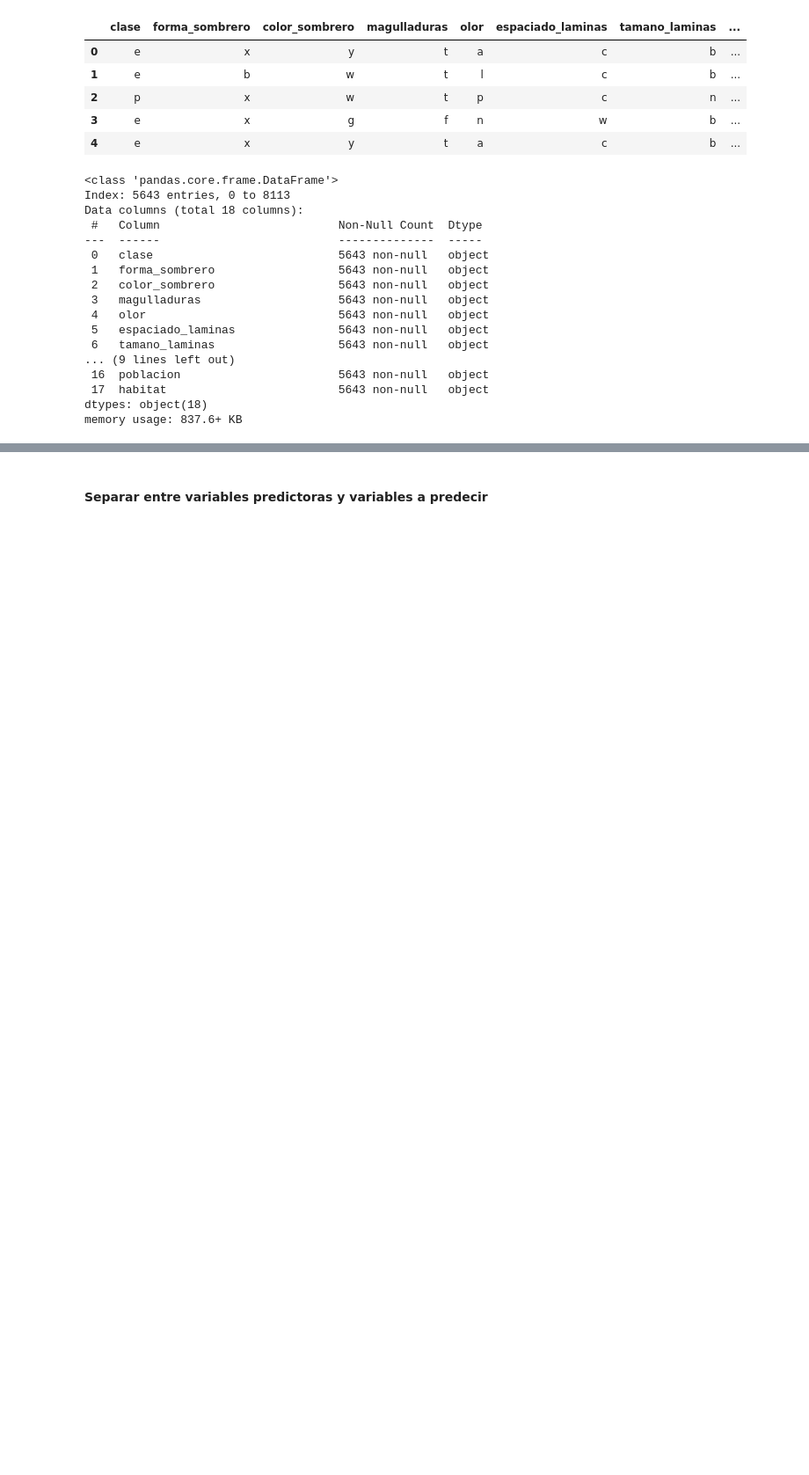
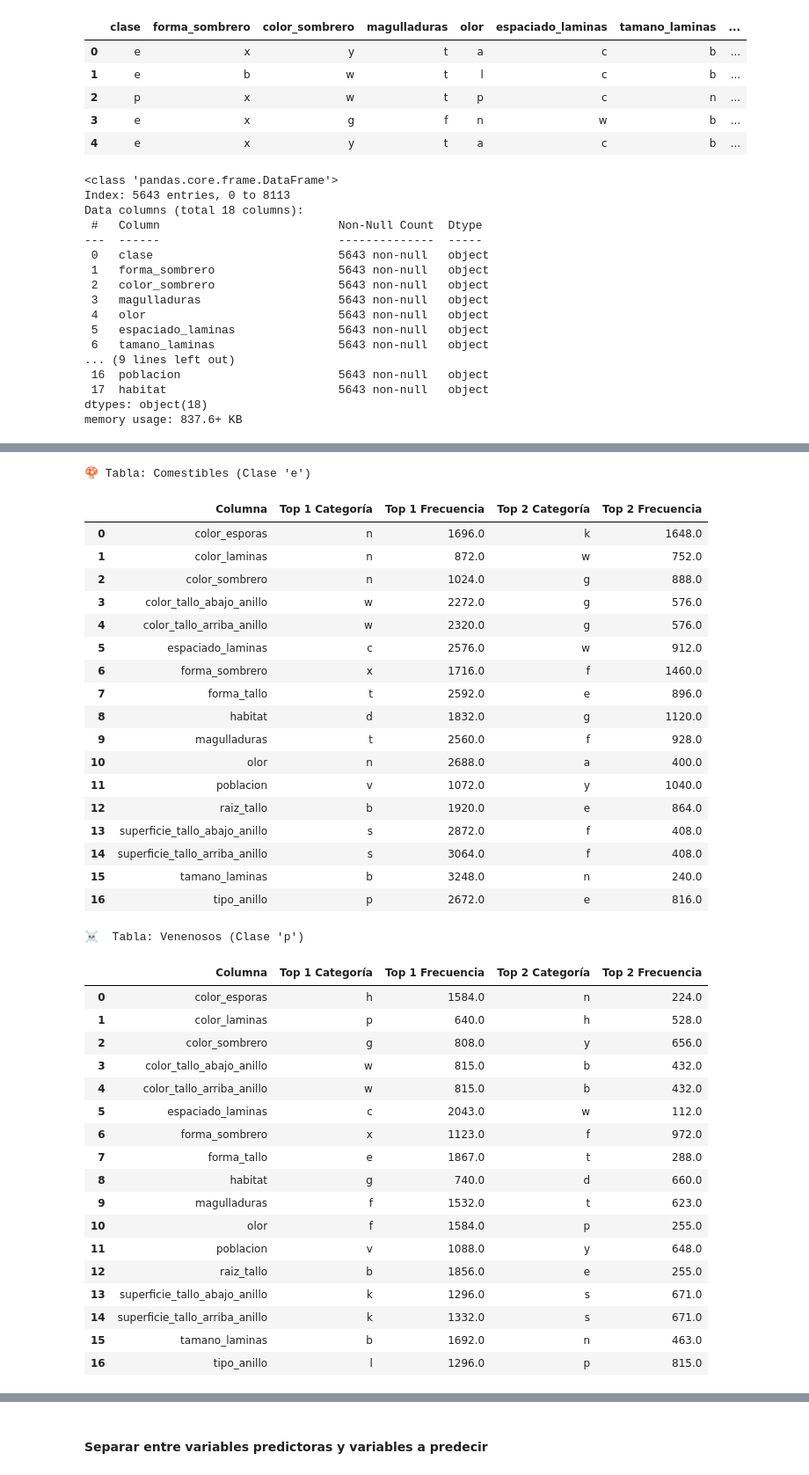
Before and after one commit to alharuty/Proyecto-VIII-ALLA, a Jupyter notebook: EDA.ipynb, the cells around one changed output, grey strips where cells are left out. Shown at 88% size. Cells and saved outputs as stored; diff of their text form; code cells hidden in the pictures; blank space fills up the shorter version.

```diff
--- a/EDA.ipynb
+++ b/EDA.ipynb
@@ -392,0 +443,80 @@ memory usage: 837.6+ KB
+# %%
+import pandas as pd
+
+# Lista de columnas predictoras
+predictoras = df.columns.drop('clase')
+
+# Diccionarios para almacenar resultados por clase
+resultados_e = []
+resultados_p = []
+
+for col in predictoras:
+    conteos = df.groupby('clase')[col].value_counts()
+
+    # Top 2 para clase 'e'
+    top2_e = conteos['e'].nlargest(2)
+    for rank, (categoria, cantidad) in enumerate(top2_e.items(), start=1):
+        resultados_e.append({
+            'Columna': col,
+            f'Top {rank} Categoría': categoria,
+            f'Top {rank} Frecuencia': cantidad
+        })
+
+    # Top 2 para clase 'p'
+    top2_p = conteos['p'].nlargest(2)
+    for rank, (categoria, cantidad) in enumerate(top2_p.items(), start=1):
+        resultados_p.append({
+            'Columna': col,
+            f'Top {rank} Categoría': categoria,
+            f'Top {rank} Frecuencia': cantidad
+        })
+
+# Convertimos a DataFrames
+tabla_e = pd.DataFrame(resultados_e).groupby('Columna').first().reset_index()
+tabla_p = pd.DataFrame(resultados_p).groupby('Columna').first().reset_index()
+
+# Mostramos las dos tablas
+print("🍄 Tabla: Comestibles (Clase 'e')")
+display(tabla_e)
+
+print("\n☠️  Tabla: Venenosos (Clase 'p')")
+display(tabla_p)
+# %% [output]
+🍄 Tabla: Comestibles (Clase 'e')
+|  | Columna | Top 1 Categoría | Top 1 Frecuencia | Top 2 Categoría | Top 2 Frecuencia |
+| 0 | color_esporas | n | 1696.0 | k | 1648.0 |
+| 1 | color_laminas | n | 872.0 | w | 752.0 |
+| 2 | color_sombrero | n | 1024.0 | g | 888.0 |
+| 3 | color_tallo_abajo_anillo | w | 2272.0 | g | 576.0 |
+| 4 | color_tallo_arriba_anillo | w | 2320.0 | g | 576.0 |
+| 5 | espaciado_laminas | c | 2576.0 | w | 912.0 |
+| 6 | forma_sombrero | x | 1716.0 | f | 1460.0 |
+| 7 | forma_tallo | t | 2592.0 | e | 896.0 |
+| 8 | habitat | d | 1832.0 | g | 1120.0 |
+| 9 | magulladuras | t | 2560.0 | f | 928.0 |
+| 10 | olor | n | 2688.0 | a | 400.0 |
+| 11 | poblacion | v | 1072.0 | y | 1040.0 |
+| 12 | raiz_tallo | b | 1920.0 | e | 864.0 |
+| 13 | superficie_tallo_abajo_anillo | s | 2872.0 | f | 408.0 |
+| 14 | superficie_tallo_arriba_anillo | s | 3064.0 | f | 408.0 |
+| 15 | tamano_laminas | b | 3248.0 | n | 240.0 |
+| 16 | tipo_anillo | p | 2672.0 | e | 816.0 |
+☠️  Tabla: Venenosos (Clase 'p')
+|  | Columna | Top 1 Categoría | Top 1 Frecuencia | Top 2 Categoría | Top 2 Frecuencia |
+| 0 | color_esporas | h | 1584.0 | n | 224.0 |
+| 1 | color_laminas | p | 640.0 | h | 528.0 |
+| 2 | color_sombrero | g | 808.0 | y | 656.0 |
+| 3 | color_tallo_abajo_anillo | w | 815.0 | b | 432.0 |
+| 4 | color_tallo_arriba_anillo | w | 815.0 | b | 432.0 |
+| 5 | espaciado_laminas | c | 2043.0 | w | 112.0 |
+| 6 | forma_sombrero | x | 1123.0 | f | 972.0 |
+| 7 | forma_tallo | e | 1867.0 | t | 288.0 |
+| 8 | habitat | g | 740.0 | d | 660.0 |
+| 9 | magulladuras | f | 1532.0 | t | 623.0 |
+| 10 | olor | f | 1584.0 | p | 255.0 |
+| 11 | poblacion | v | 1088.0 | y | 648.0 |
+| 12 | raiz_tallo | b | 1856.0 | e | 255.0 |
+| 13 | superficie_tallo_abajo_anillo | k | 1296.0 | s | 671.0 |
+| 14 | superficie_tallo_arriba_anillo | k | 1332.0 | s | 671.0 |
+| 15 | tamano_laminas | b | 1692.0 | n | 463.0 |
+| 16 | tipo_anillo | l | 1296.0 | p | 815.0 |
```
Also changed, not shown: parts of 5 cells of this notebook.
